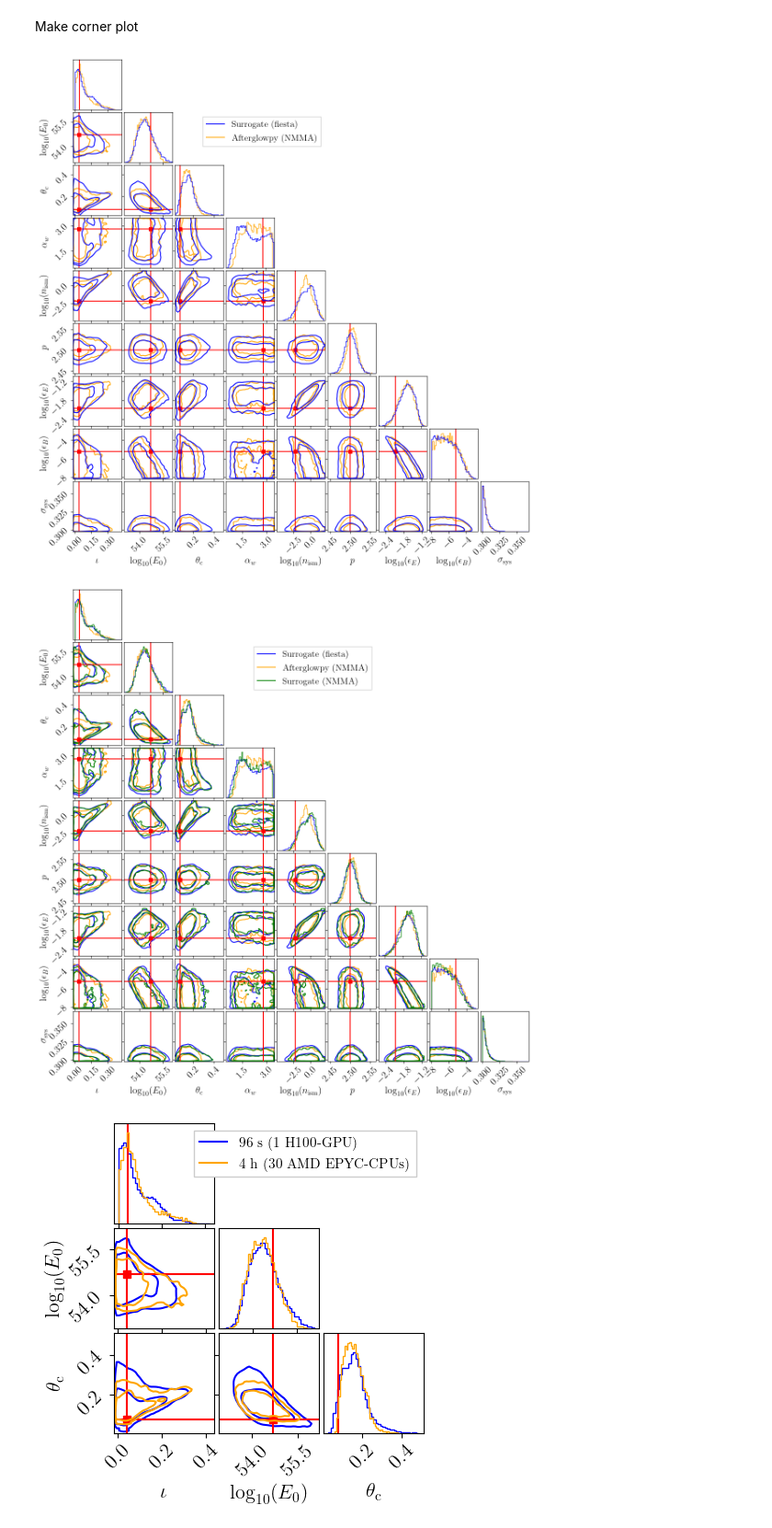
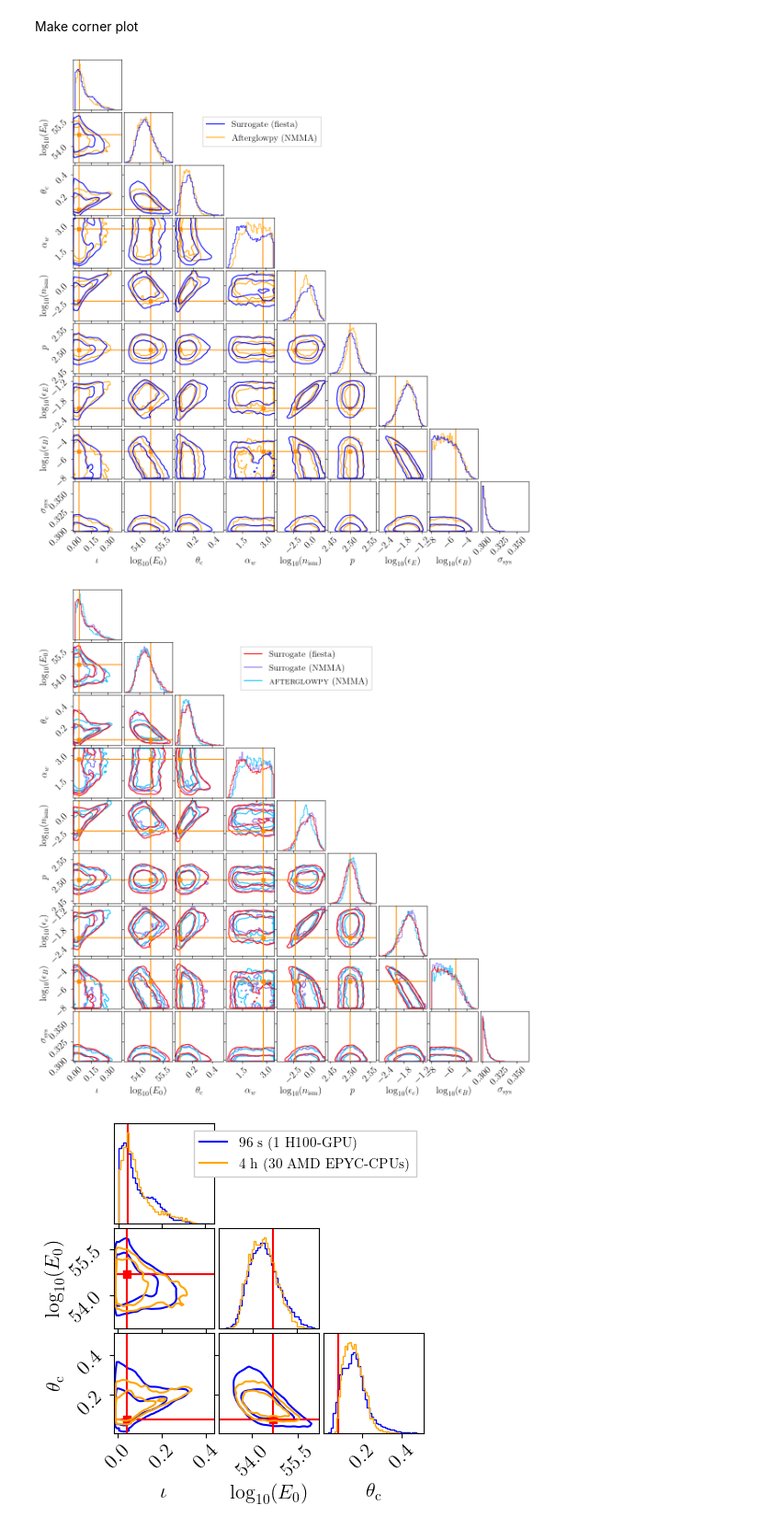
Before and after one commit to nuclear-multimessenger-astronomy/paper_fiesta, a Jupyter notebook: src/paper_fiesta/injections/GRB/afgpy_gaussian/compare_posteriors.ipynb, the cells around one changed output. Shown at 92% size. Drawn from its saved outputs; the diff is of its cells as text; code cells hidden in the pictures.

```diff
--- a/src/paper_fiesta/injections/GRB/afgpy_gaussian/compare_posteriors.ipynb
+++ b/src/paper_fiesta/injections/GRB/afgpy_gaussian/compare_posteriors.ipynb
@@ -34,7 +34,7 @@ default_corner_kwargs = dict(bins=40,
                         max_n_ticks=3,
                         min_n_ticks=3,
                         save=False,
-                        truth_color="red")
+                        truth_color="darkorange")
 
 import pandas as pd
 # %% [markdown]
@@ -85,42 +85,45 @@ ax[1, 4].legend(handles=handles, labels=["Surrogate (fiesta)", "Afterglowpy (NMM
 fig.subplots_adjust(left=0.08, bottom=0.08, right=0.96, top=0.99)
 plt.show()
 # %% [output]
-[figure, old version]
+[figure, new version]
 # %%
 fig, ax = plt.subplots(9,9, figsize = (12, 12))
 
 
-corner.corner(posterior_nmma[var_names],
+corner.corner(posterior_nmma_x_fiesta[var_names],
               truths = truths,
               fig=fig,
-             color = "orange",
+             color = "mediumslateblue",
               labelpad=0.2,
-              labels =  ["$\\iota$", "$\log_{10}(E_0)$", "$\\theta_{\\mathrm{c}}$", "$\\alpha_w$", "$\log_{10}(n_{\mathrm{ism}})$", "$p$", "$\log_{10}(\\epsilon_E)$", "$\log_{10}(\\epsilon_B)$", "$\\sigma_{\\rm sys}$"],
-              **default_corner_kwargs,
-              hist_kwargs=dict(density=True))
-corner.corner((posterior_fiesta["chains"].reshape(-1, 9)),
-              fig=fig,
-              color="blue",
+              labels =  ["$\\iota$", "$\log_{10}(E_0)$", "$\\theta_{\\mathrm{c}}$", "$\\alpha_w$", "$\log_{10}(n_{\mathrm{ism}})$", "$p$", "$\log_{10}(\\epsilon_e)$", "$\log_{10}(\\epsilon_B)$", "$\\sigma_{\\rm sys}$"],
               **default_corner_kwargs,
               hist_kwargs=dict(density=True))
 
-corner.corner(posterior_nmma_x_fiesta[var_names],
+corner.corner(posterior_nmma[var_names],
+              fig=fig,
+              color="deepskyblue",
+              **default_corner_kwargs,
+              hist_kwargs=dict(density=True))
+
+corner.corner((posterior_fiesta["chains"].reshape(-1, 9)),
               truths=truths,
               fig=fig,
-              color="green",
+              color="red",
               **default_corner_kwargs,
               hist_kwargs=dict(density=True))
 
 handles = []
-for c in ["blue", "orange", "green"]:
+for c in ["red", "mediumslateblue", "deepskyblue"]:
     handle = plt.plot([],[], color=c)[0]
     handles.append(handle)
 
-ax[1, 5].legend(handles=handles, labels=["Surrogate (fiesta)", "Afterglowpy (NMMA)", "Surrogate (NMMA)"], fontsize=15, fancybox=False, framealpha=1)
+ax[1, 5].legend(handles=handles, labels=["Surrogate (fiesta)", "Surrogate (NMMA)", "\\textsc{afterglowpy} (NMMA)"], fontsize=15, fancybox=False, framealpha=1)
 fig.subplots_adjust(left=0.08, bottom=0.08, right=0.96, top=0.99)
+
+fig.savefig("./figures/injection_afgpy_gaussian.pdf", dpi=250)
 plt.show()
 # %% [output]
-[figure, old version]
+[figure, new version]
 # %%
 from fiesta.plot import corner_plot
 # %%
```
Also changed, not shown: 8 other files.
